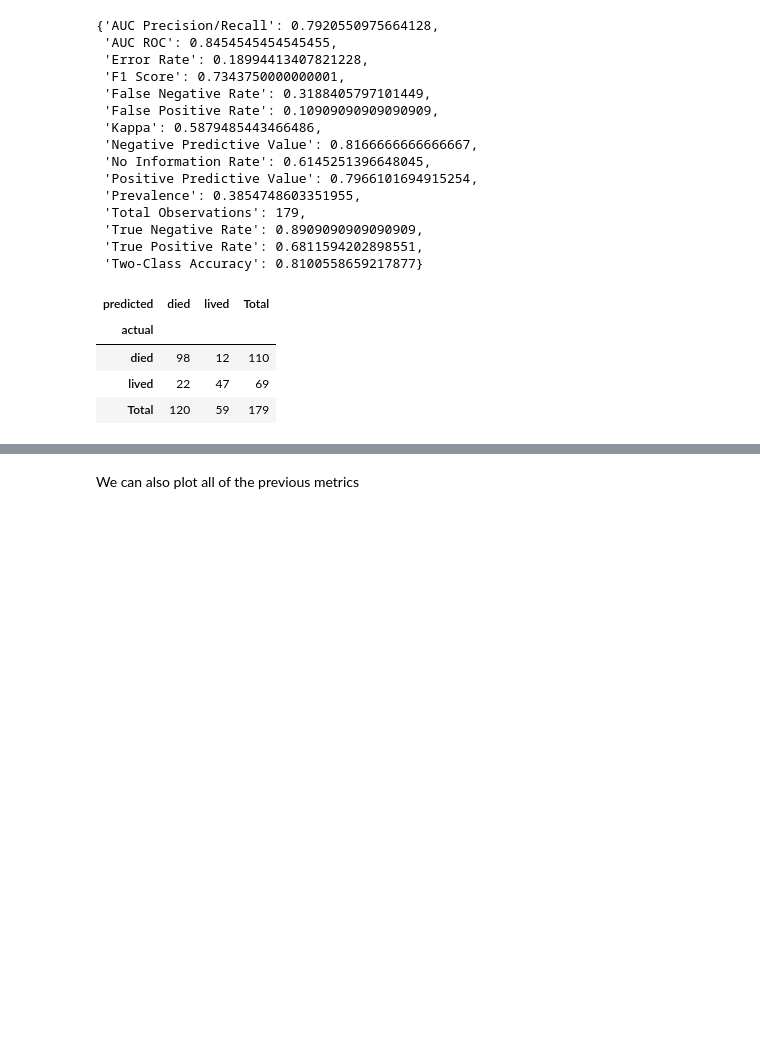
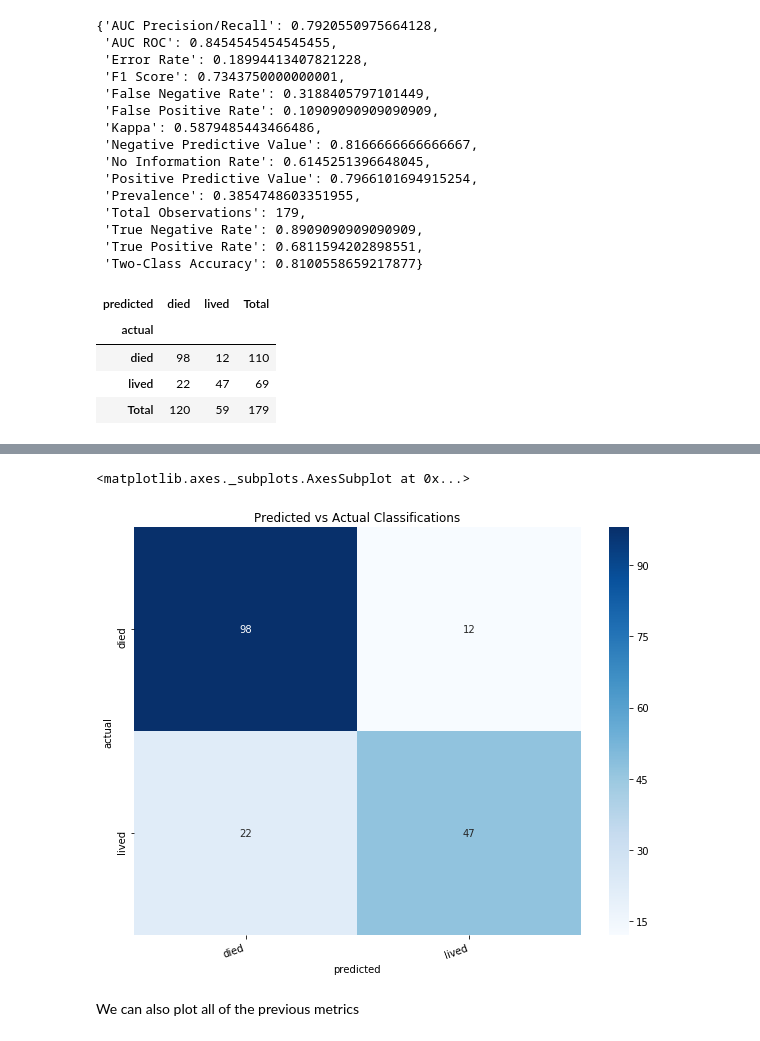
Before and after one commit to shane-kercheval/oo-learning, a Jupyter notebook: examples/classification-titanic/2-Basic Modeling.ipynb, the cells around one changed output, grey strips where cells are left out. Saved outputs shown, nothing was run; the diff lists cells and outputs as text; code cells hidden in the pictures; blank space fills up the shorter version.

Commit message:
Documentation (evaluators), #6

```diff
--- a/examples/classification-titanic/2-Basic Modeling.ipynb
+++ b/examples/classification-titanic/2-Basic Modeling.ipynb
@@ -308,3 +316,8 @@ trainer.holdout_evaluator.matrix
+# %%
+trainer.holdout_evaluator.confusion_matrix.get_heatmap()
+# %% [output]
+<matplotlib.axes._subplots.AxesSubplot at 0x...>
+[figure, added]
 # %% [markdown]
 We can also plot all of the previous metrics
 # %%
```
Also changed, not shown: parts of 1 cell of this notebook, 13 other files.
